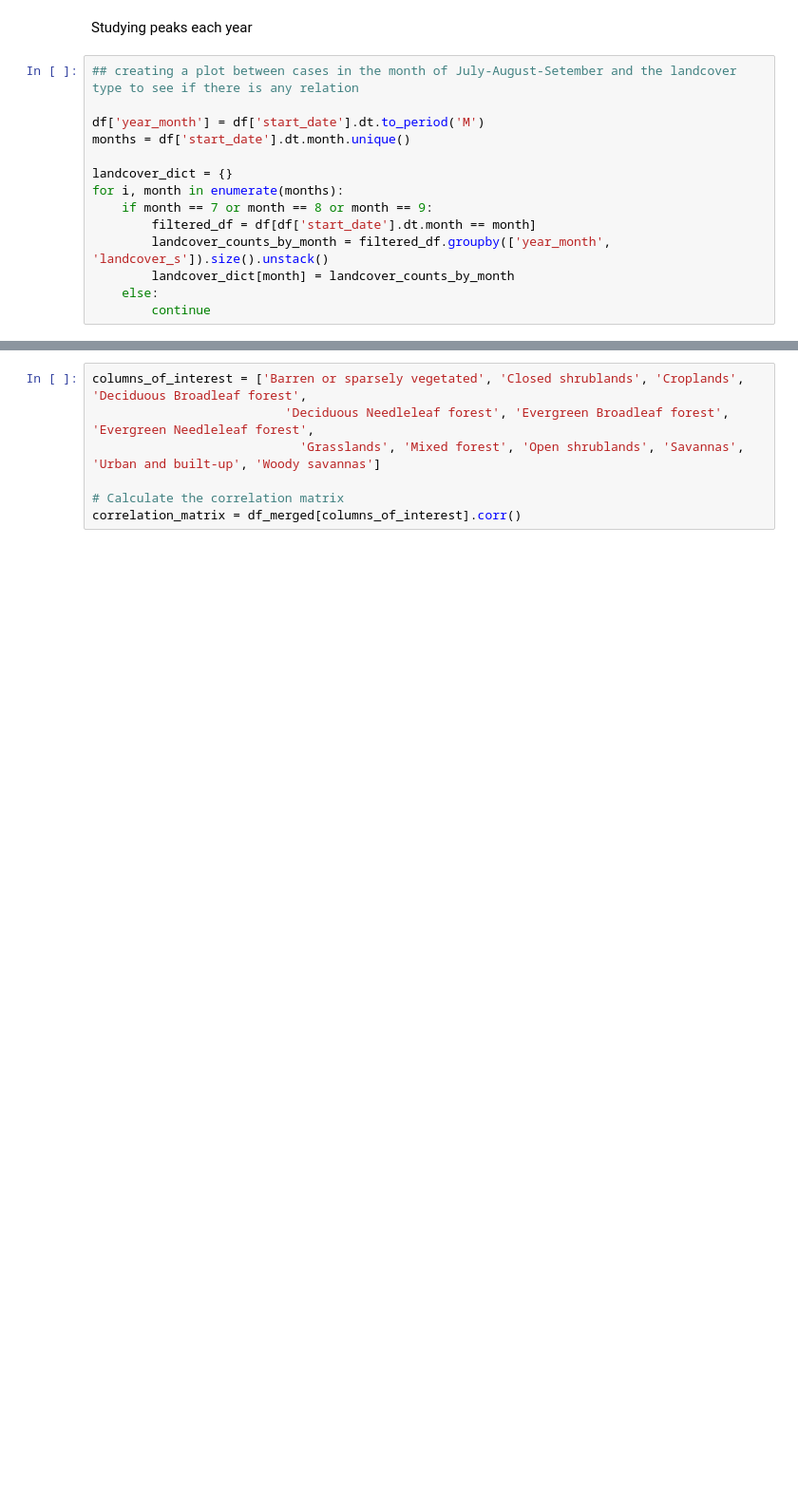
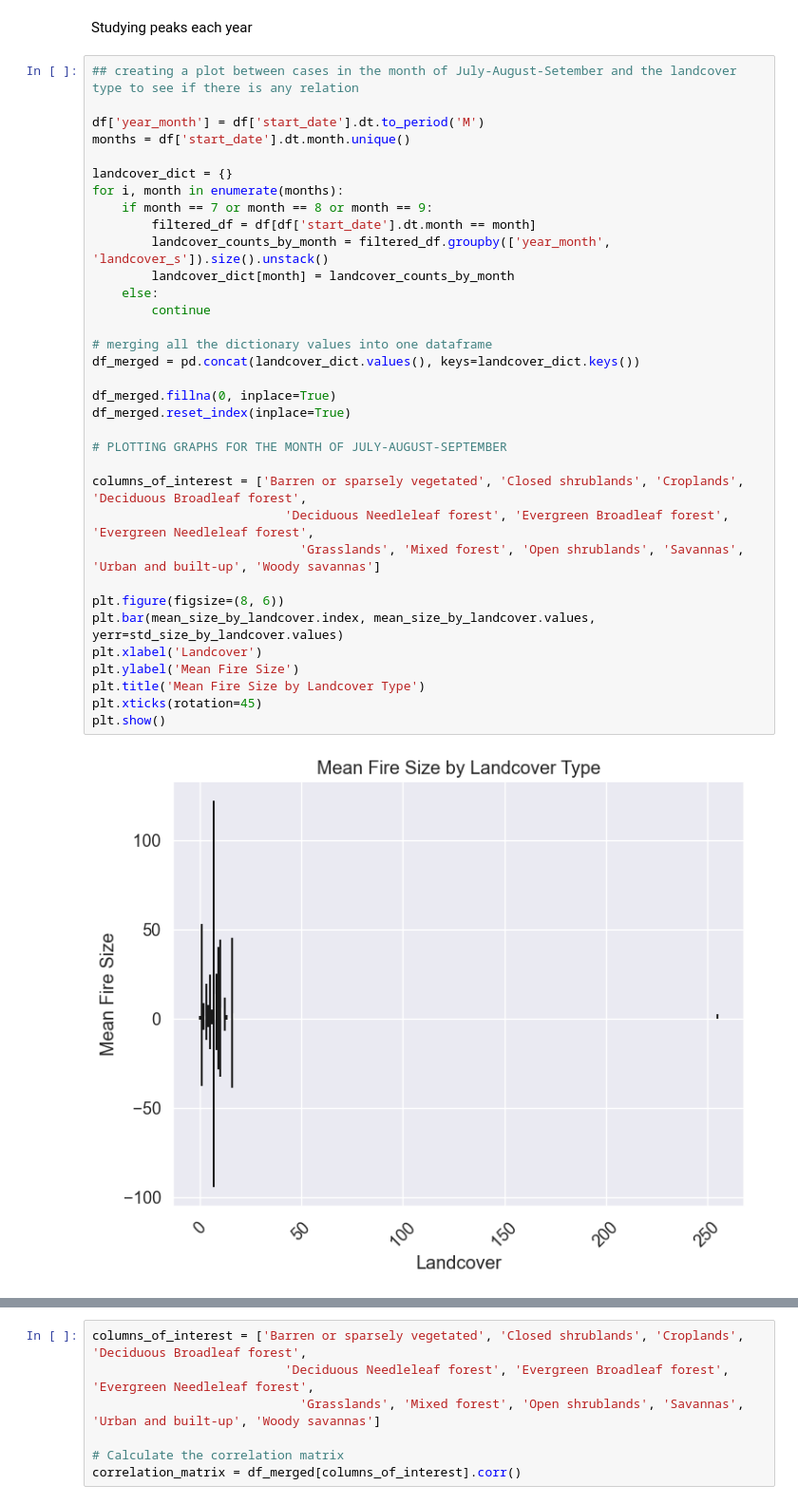
Before and after one commit to ris3abh/DL-firefighters, a Jupyter notebook: code/3 Atlas EDA detailed.ipynb, the cells around one changed output, grey strips where cells are left out. Shown at 95% size. Cells and saved outputs as stored; diff of their text form; blank space fills up the shorter version.

Commit message:
updated fire-size EDA

```diff
--- a/code/3 Atlas EDA detailed.ipynb
+++ b/code/3 Atlas EDA detailed.ipynb
@@ -318,14 +318,36 @@ Studying peaks each year
 # %%
 ## creating a plot between cases in the month of July-August-Setember and the landcover type to see if there is any relation
 
 df['year_month'] = df['start_date'].dt.to_period('M')
 months = df['start_date'].dt.month.unique()
 
 landcover_dict = {}
 for i, month in enumerate(months):
     if month == 7 or month == 8 or month == 9:
         filtered_df = df[df['start_date'].dt.month == month]
         landcover_counts_by_month = filtered_df.groupby(['year_month', 'landcover_s']).size().unstack()
         landcover_dict[month] = landcover_counts_by_month
     else:
         continue
+
+# merging all the dictionary values into one dataframe
+df_merged = pd.concat(landcover_dict.values(), keys=landcover_dict.keys())
+
+df_merged.fillna(0, inplace=True)
+df_merged.reset_index(inplace=True)
+
+# PLOTTING GRAPHS FOR THE MONTH OF JULY-AUGUST-SEPTEMBER
+
+columns_of_interest = ['Barren or sparsely vegetated', 'Closed shrublands', 'Croplands', 'Deciduous Broadleaf forest',
+                          'Deciduous Needleleaf forest', 'Evergreen Broadleaf forest', 'Evergreen Needleleaf forest',
+                            'Grasslands', 'Mixed forest', 'Open shrublands', 'Savannas', 'Urban and built-up', 'Woody savannas']
+
+plt.figure(figsize=(8, 6))
+plt.bar(mean_size_by_landcover.index, mean_size_by_landcover.values, yerr=std_size_by_landcover.values)
+plt.xlabel('Landcover')
+plt.ylabel('Mean Fire Size')
+plt.title('Mean Fire Size by Landcover Type')
+plt.xticks(rotation=45)
+plt.show()
+# %% [output]
+[figure, added]
```
Also changed, not shown: parts of 5 cells of this notebook, 23 other files.
